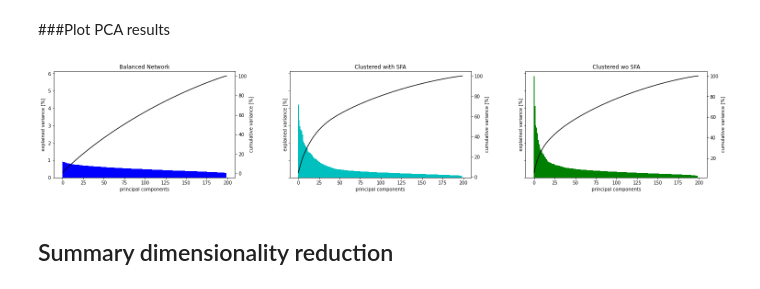
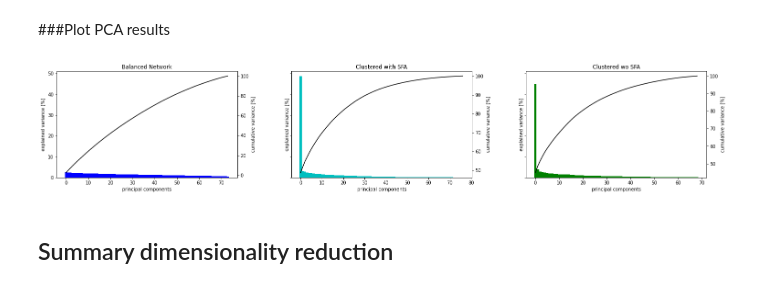
Before and after one commit to LeyloJohnny/Computational-Neuroscience, a Jupyter notebook: Save_dimensionality_reduction.ipynb, the cells around one changed output. Drawn from its saved outputs; the diff is of its cells as text; code cells hidden in the pictures.

```diff
--- a/Save_dimensionality_reduction.ipynb
+++ b/Save_dimensionality_reduction.ipynb
@@ -83,15 +59,13 @@ models_y[1]
 # %%
 import numpy as np
 
-time_range_x = []
-time_range_y = []
 time_range_models = []
 
-time_range = 10000
+time_range = 5000
 
 for model in range(len(models)):
   #set condition: returns True for time <= 5 s
-  condition = [True if i <= time_range else i == False for i in models_x[model][0]]
+  condition = [True if i <= time_range else False for i in models_x[model][0]]
 
   #extract new x and y values for array based on condition
   new_x = np.extract(condition, models_x[model][0])
@@ -135,14 +115,0 @@ for i in range(len(models)):
-# %%
-import matplotlib.pyplot as plt
-
-condition = [True if i > 2079 and i <= 2159 else i == False for i in time_range_models[2][1]]
-
-#extract new x and y values for array based on condition
-new_x = np.extract(condition, time_range_models[2][0])
-new_y = np.extract(condition, time_range_models[2][1])
-
-figure = plt.figure(dpi=100)
-#create subplot
-ax = figure.add_subplot(1,1,1)
-#plot both dimensions of x (time, neuron id)
-plt.plot(new_x,new_y,'.k',markersize = 0.8)
@@ -175,15 +119,15 @@ array([2105., 2131., 2131., 2131., 2131., 2131., 2131., 2131., 2131.,
 import numpy as np
 
 #define a time window (in milliseconds)
-window = 50
+window = 10
 
 file_name = "spike_count_matrix_tr_" + str(time_range) + "_tw_" + str(window)
 
 #calculate number of intervals based on recorded time span / time window
 intervals = int(np.max(time_range_models[i][0]+ 1)/window)
 
-#define which neurons to focus on (here: only excitatory neurons 0 - 4000)
-neurons = int(np.max(time_range_models[i][1])+1)
+#define which neurons to focus on
+neurons = 80
 
 #how many intervals do we have?
 print("We have " + str(intervals) + " intervals, each " + str(window) + "ms long. \n")
@@ -193,7 +137,7 @@ spike_count_matrix = np.zeros((len(models), intervals, neurons))
 #for every model
 for i in range(len(models)):
   #get the data of the current model
-  current_model_x = np.array(time_range_models[i])
+  current_model_x = np.array(one_cluster[i])
 
   #create a zeros array with size time * neurons (5000*4000)
   spike_counts = np.zeros((intervals, neurons))
@@ -211,7 +155,7 @@ for i in range(len(models)):
     for k in range(neurons):
 
         #get the indices of the current neuron within the defined time interval
-        current_neuron = np.where(interval_data == k)
+        current_neuron = np.where(interval_data == neuron_ID+k)
 
         #get the number of spikes based on the amount of neuron indices within the defined time interval
         spikes = current_neuron[0].shape[0]
@@ -575,36 +522,36 @@ plt.setp(axes1.flat, xlabel='principal components', ylabel='explained variance [
 #define pad (required for spacing between subplots and labels)
 pad = 5 # in points
 
 #label columns
 for ax, col in zip(axes1, cols):
     ax.annotate(col, xy=(0.5, 1), xytext=(0, pad),
                 xycoords='axes fraction', textcoords='offset points',
                 size='large', ha='center', va='baseline')
 
 #arrange subplots
 fig.tight_layout()
 # tight_layout doesn't take labels into account
 # more space needed:
 fig.subplots_adjust(left = 0, top = 0.95, wspace = 0.3)
 
 #define colors for different models
 colors = ['b', 'c', 'g']
 
 #for every model
 for model in range(len(models)):
   axis2 = axes1[model].twinx()
   #make subplots, intervals in columns, models in rows, different color for every model
   #y axis: spike count (based on spike count matrix)
   #x axis: neurons (based on max. neuron id)
 
-  axes1[model].bar(range(intervals),variance_ratio[model][:]*100, width = 1, color = colors[model])
-  axis2.plot(range(intervals), cumulative_variance[model]*100, color = "k")
+  axes1[model].bar(range(len(variance_ratio[model])),variance_ratio[model][:]*100, width = 1, color = colors[model])
+  axis2.plot(range(len(variance_ratio[model])), cumulative_variance[model]*100, color = "k")
   axis2.set_ylabel('cumulative variance [%]')
 
 #show the figure
 plt.show()
 # %% [output]
-[figure, old version]
+[figure, new version]
 # %% [markdown]
 ## Summary dimensionality reduction
 # %%
```
Also changed, not shown: parts of 18 cells of this notebook.
